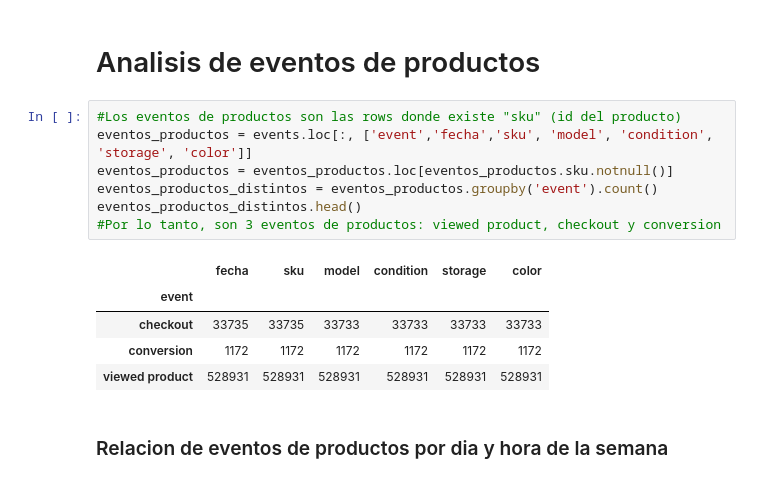
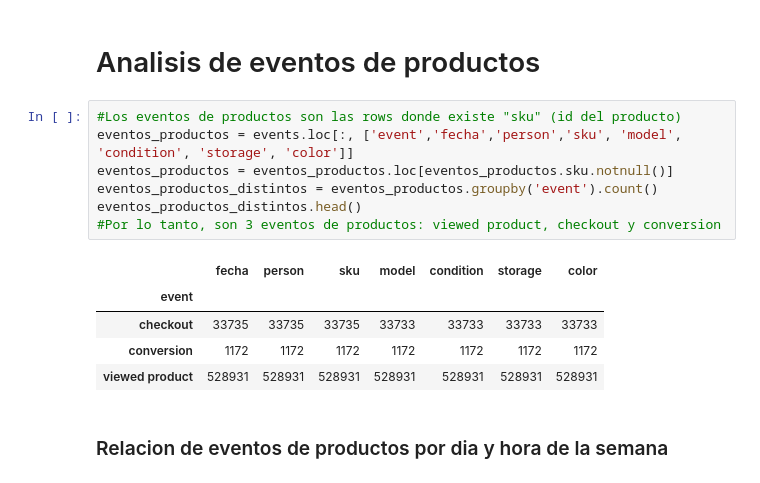
Before and after one commit to Memphis14F/datosTp1, a Jupyter notebook: WebAnalyticsEvents.ipynb, the cells around one changed output. Drawn from its saved outputs; the diff is of its cells as text.

Commit message:
analisis de productos y perfiles de usuarios

```diff
--- a/WebAnalyticsEvents.ipynb
+++ b/WebAnalyticsEvents.ipynb
@@ -238,17 +336,17 @@ plt.ylabel('Cantidad de visitas');
 # Analisis de eventos de productos
 # %%
 #Los eventos de productos son las rows donde existe "sku" (id del producto)
-eventos_productos = events.loc[:, ['event','fecha','sku', 'model', 'condition', 'storage', 'color']]
+eventos_productos = events.loc[:, ['event','fecha','person','sku', 'model', 'condition', 'storage', 'color']]
 eventos_productos = eventos_productos.loc[eventos_productos.sku.notnull()]
 eventos_productos_distintos = eventos_productos.groupby('event').count()
 eventos_productos_distintos.head()
 #Por lo tanto, son 3 eventos de productos: viewed product, checkout y conversion
 # %% [output]
-|  | fecha | sku | model | condition | storage | color |
-| event |  |  |  |  |  |  |
-| checkout | 33735 | 33735 | 33733 | 33733 | 33733 | 33733 |
-| conversion | 1172 | 1172 | 1172 | 1172 | 1172 | 1172 |
-| viewed product | 528931 | 528931 | 528931 | 528931 | 528931 | 528931 |
+|  | fecha | person | sku | model | condition | storage | color |
+| event |  |  |  |  |  |  |  |
+| checkout | 33735 | 33735 | 33735 | 33733 | 33733 | 33733 | 33733 |
+| conversion | 1172 | 1172 | 1172 | 1172 | 1172 | 1172 | 1172 |
+| viewed product | 528931 | 528931 | 528931 | 528931 | 528931 | 528931 | 528931 |
 # %% [markdown]
 ### Relacion de eventos de productos por dia y hora de la semana
 # %%
```
Also changed, not shown: parts of 14 cells of this notebook.
